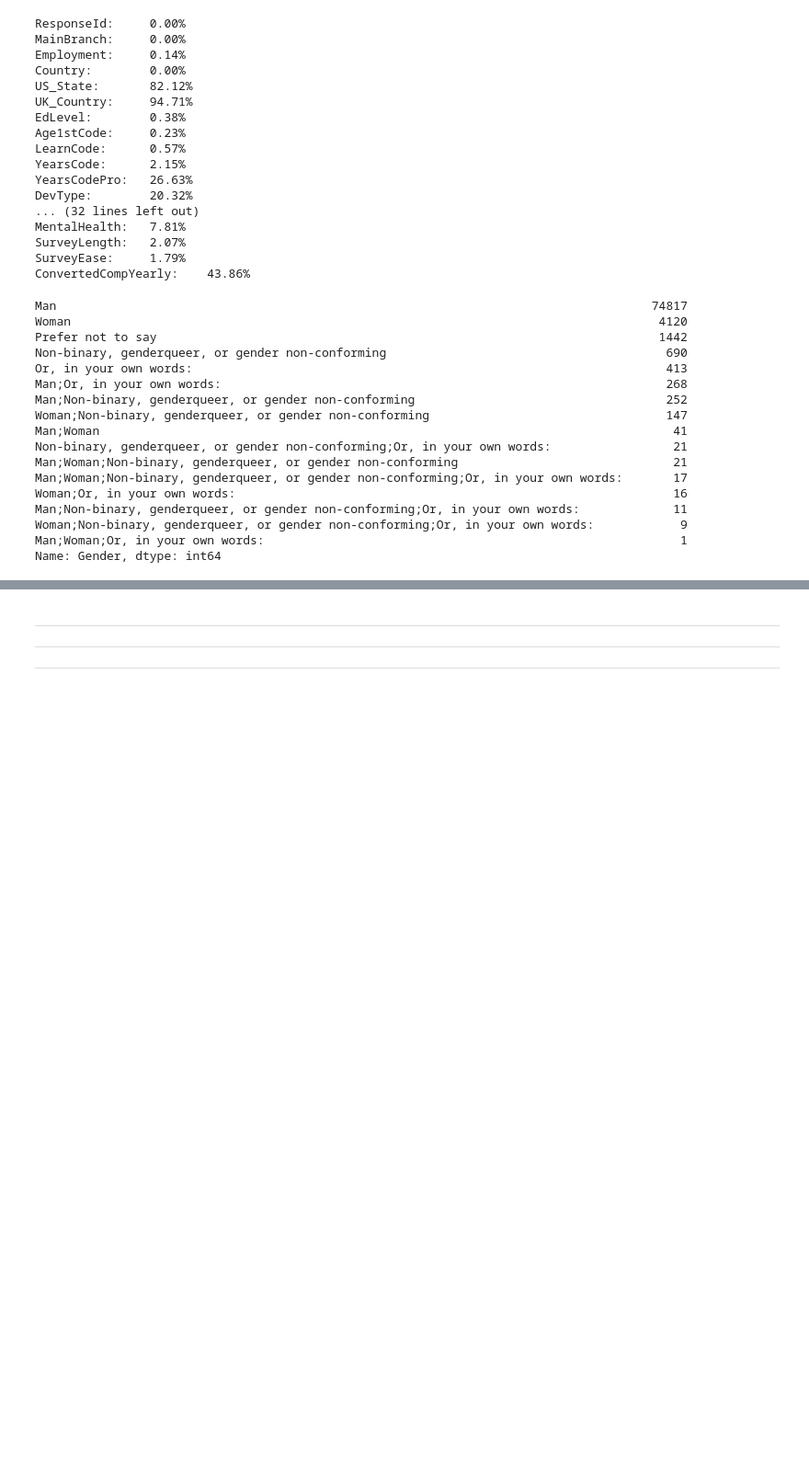
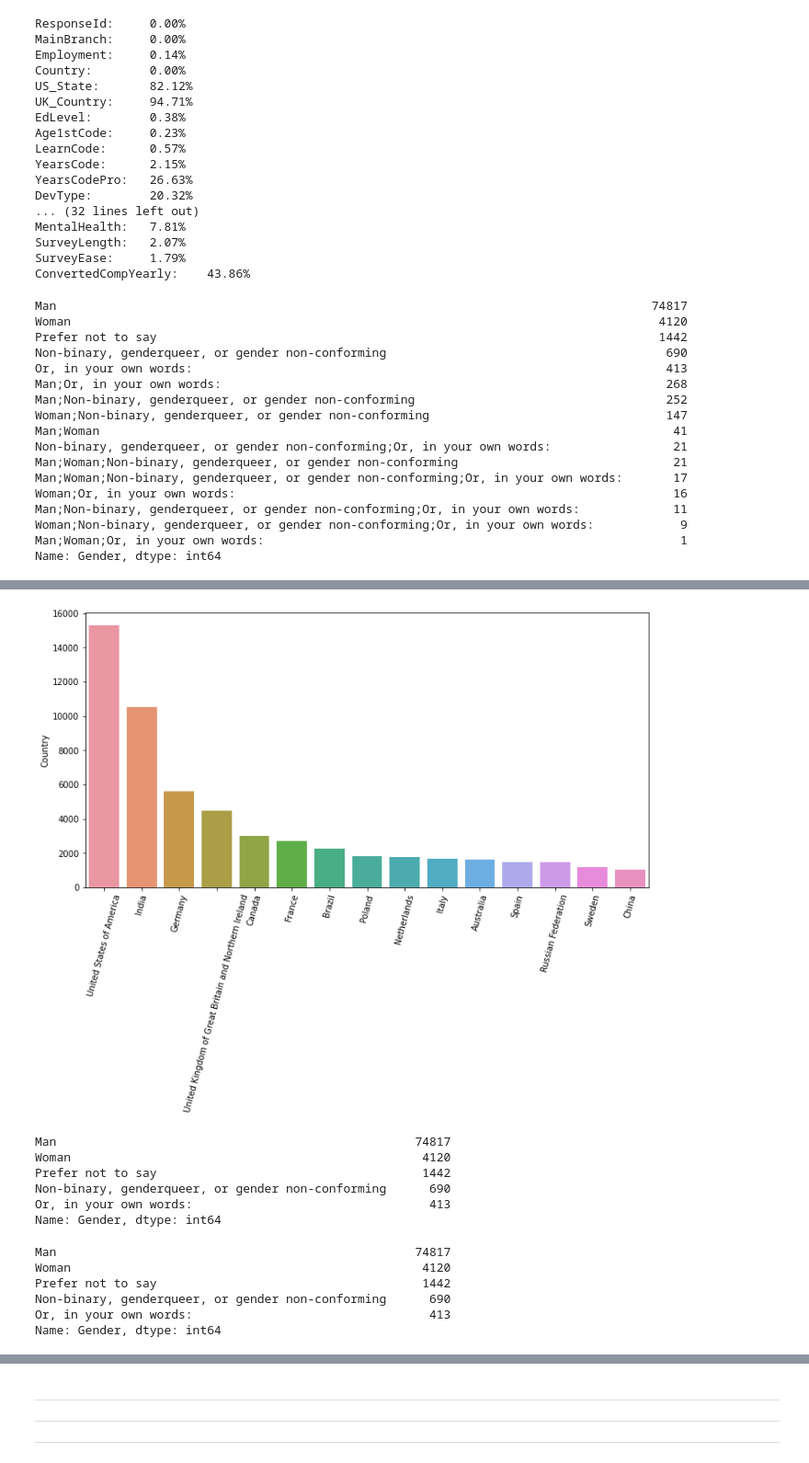
Before and after one commit to SafaaFathii/StackOverFlowSurvey, a Jupyter notebook: notebooks/StackOverflow_Survey_SafaaFathii.ipynb, the cells around one changed output, grey strips where cells are left out. Shown at 92% size. Cells and saved outputs as stored; diff of their text form; code cells hidden in the pictures; blank space fills up the shorter version.

```diff
--- a/notebooks/StackOverflow_Survey_SafaaFathii.ipynb
+++ b/notebooks/StackOverflow_Survey_SafaaFathii.ipynb
@@ -171,0 +236,3 @@ Name: Gender, dtype: int64
+# %%
+top_countries = df.Country.value_counts().head(15)
+top_countries
@@ -171,0 +256,7 @@ Name: Gender, dtype: int64
+# %%
+plt.figure(figsize=(12,6))
+plt.xticks(rotation=75)
+#plt.title(schema.Country)
+sns.barplot(x=top_countries.index, y=top_countries);
+# %% [output]
+[figure, added]
@@ -171,0 +265,19 @@ Name: Gender, dtype: int64
+# %%
+df.Gender.value_counts()
+# %% [output]
+Man                                                  74817
+Woman                                                 4120
+Prefer not to say                                     1442
+Non-binary, genderqueer, or gender non-conforming      690
+Or, in your own words:                                 413
+Name: Gender, dtype: int64
+# %%
+gender_counts = df.Gender.value_counts()
+gender_counts
+# %% [output]
+Man                                                  74817
+Woman                                                 4120
+Prefer not to say                                     1442
+Non-binary, genderqueer, or gender non-conforming      690
+Or, in your own words:                                 413
+Name: Gender, dtype: int64
```
Also changed, not shown: parts of 23 cells of this notebook.
